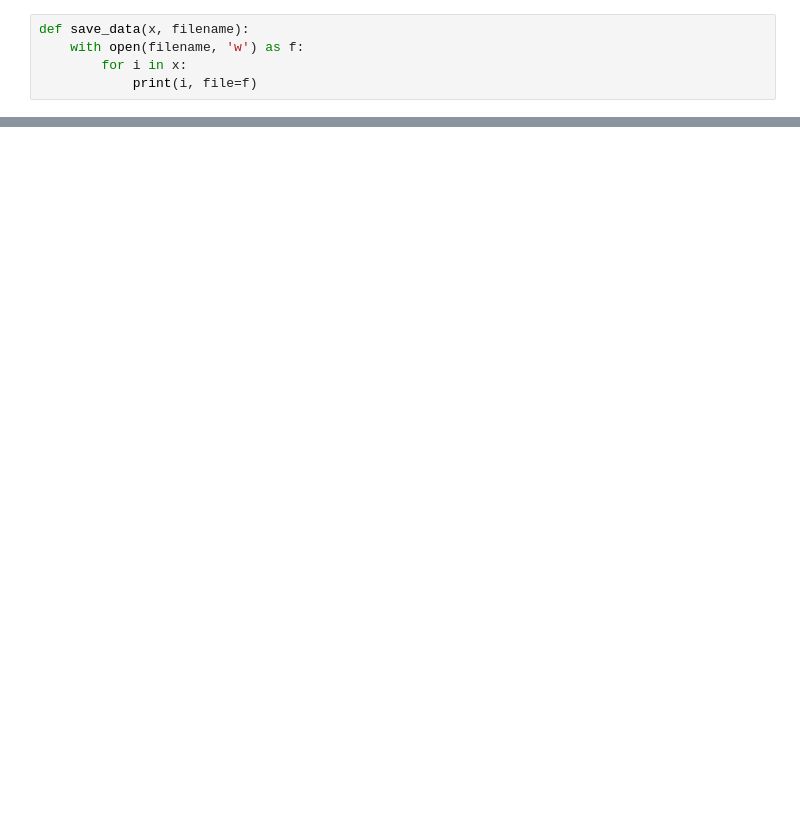
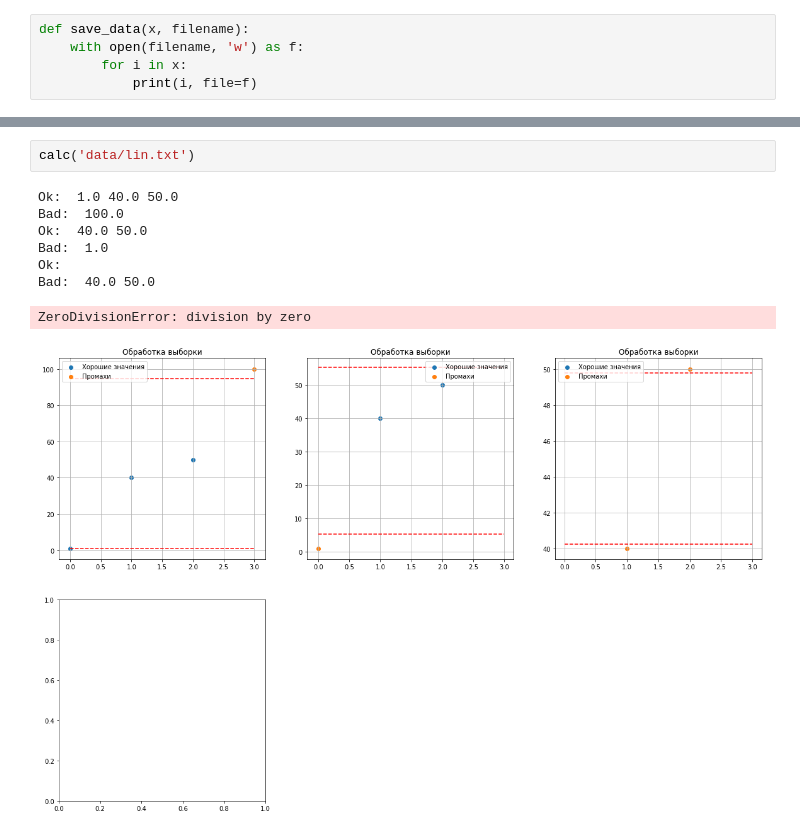
Before and after one commit to AsciiShell/Metrology, a Jupyter notebook: Calc.ipynb, the cells around one changed output, grey strips where cells are left out. Drawn from its saved outputs; the diff is of its cells as text; blank space fills up the shorter version.

```diff
--- a/Calc.ipynb
+++ b/Calc.ipynb
@@ -83,0 +102,11 @@ Bad:  3.6966 3.6171
+# %%
+calc('data/lin.txt')
+# %% [output]
+Ok:  1.0 40.0 50.0
+Bad:  100.0
+Ok:  40.0 50.0
+Bad:  1.0
+Ok:
+Bad:  40.0 50.0
+ZeroDivisionError: division by zero
+[figure, added]
```
Also changed, not shown: parts of 6 cells of this notebook, 1 other file.
